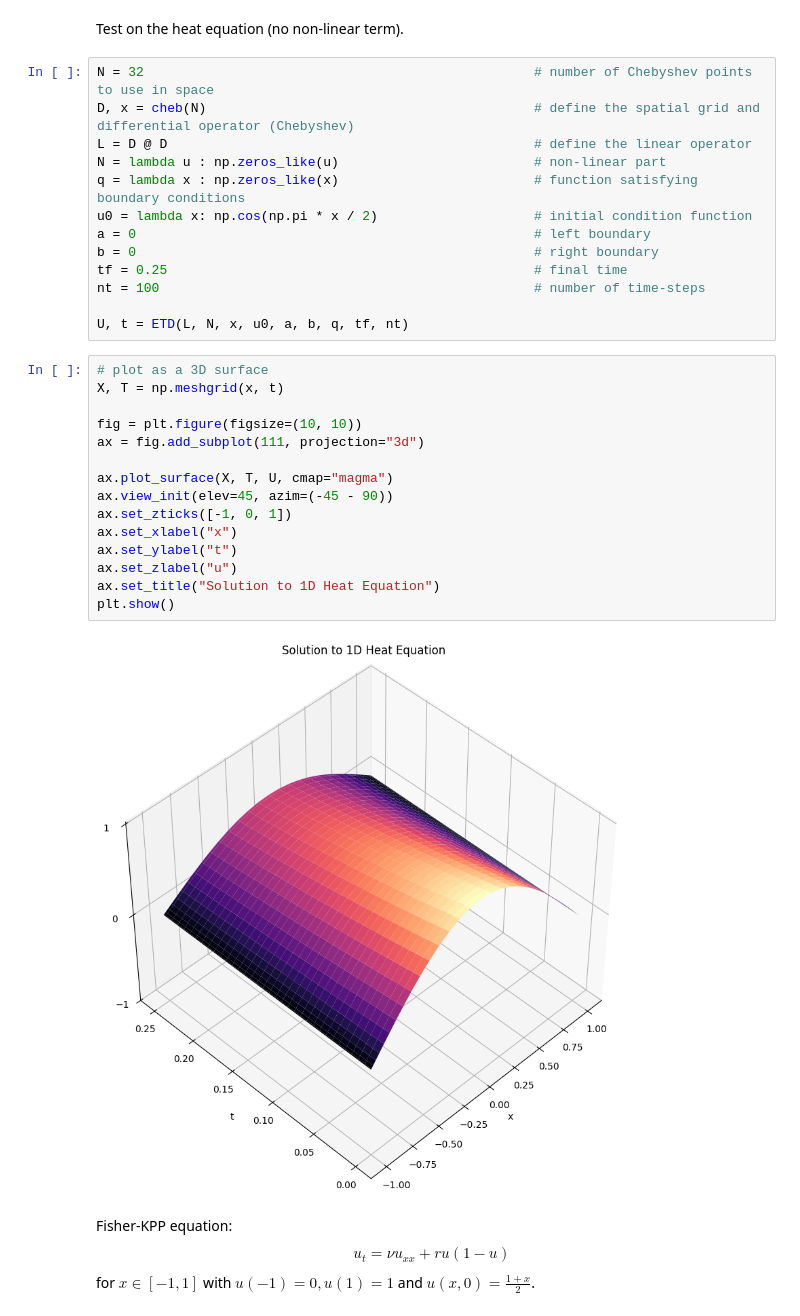
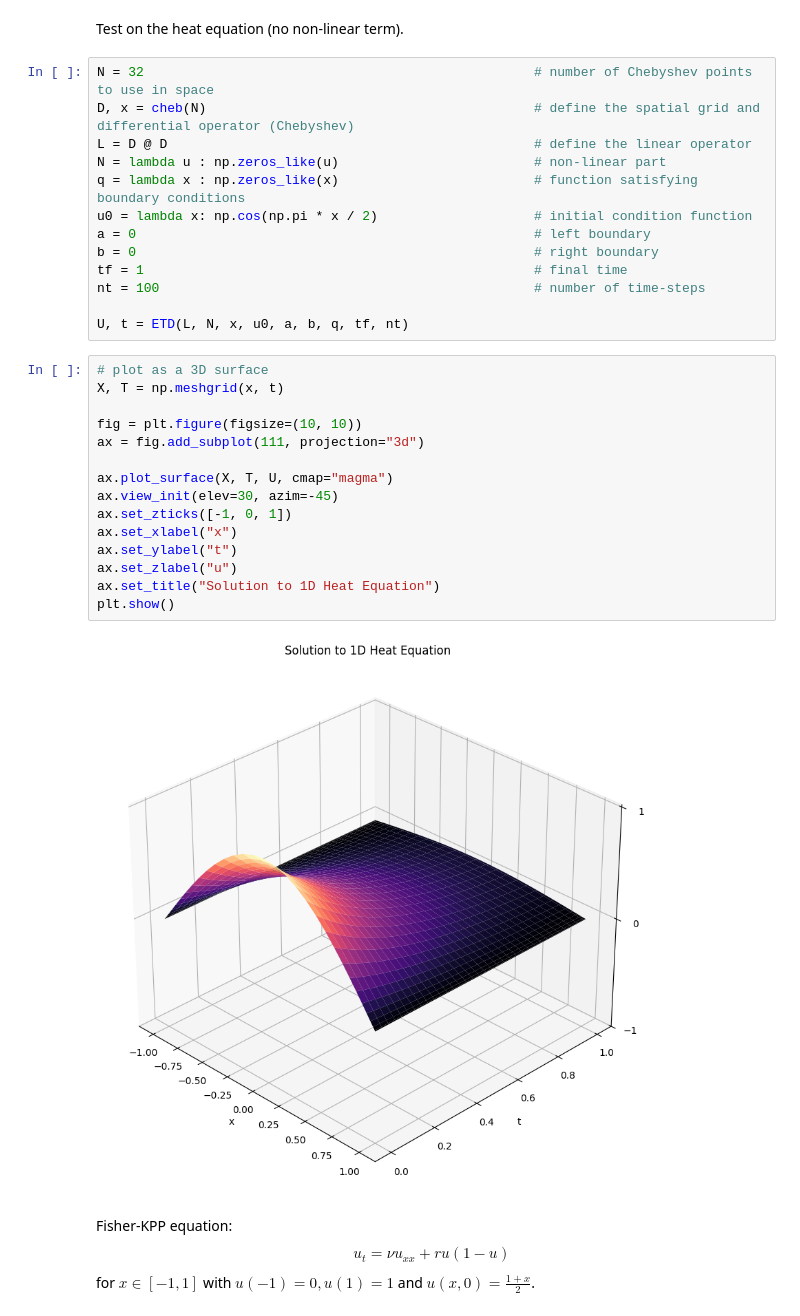
Before and after one commit to tiaraedd/Exponential_Time_Differencing, a Jupyter notebook: examples/generalized_ETD.ipynb, the cells around one changed output. Drawn from its saved outputs; the diff is of its cells as text.

```diff
--- a/examples/generalized_ETD.ipynb
+++ b/examples/generalized_ETD.ipynb
@@ -135,27 +135,27 @@ q = lambda x : np.zeros_like(x)                         # function satisfying bo
 u0 = lambda x: np.cos(np.pi * x / 2)                    # initial condition function
 a = 0                                                   # left boundary
 b = 0                                                   # right boundary
-tf = 0.25                                               # final time
+tf = 1                                                  # final time
 nt = 100                                                # number of time-steps
 
 U, t = ETD(L, N, x, u0, a, b, q, tf, nt)
 # %%
 # plot as a 3D surface
 X, T = np.meshgrid(x, t)
 
 fig = plt.figure(figsize=(10, 10))
 ax = fig.add_subplot(111, projection="3d")
 
 ax.plot_surface(X, T, U, cmap="magma")
-ax.view_init(elev=45, azim=(-45 - 90))
+ax.view_init(elev=30, azim=-45)
 ax.set_zticks([-1, 0, 1])
 ax.set_xlabel("x")
 ax.set_ylabel("t")
 ax.set_zlabel("u")
 ax.set_title("Solution to 1D Heat Equation")
 plt.show()
 # %% [output]
-[figure, old version]
+[figure, new version]
 # %% [markdown]
 Fisher-KPP equation:
 $$u_t = \nu u_{xx} + ru(1 - u)$$
```
Also changed, not shown: parts of 4 cells of this notebook, 3 other files.
